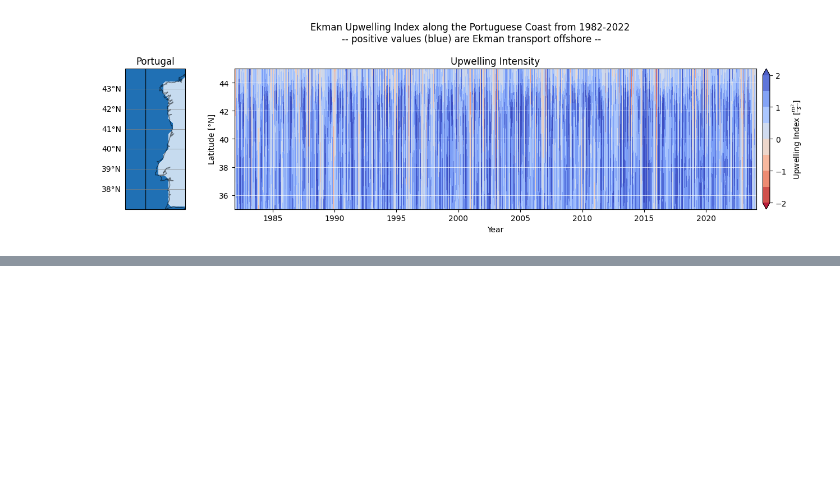
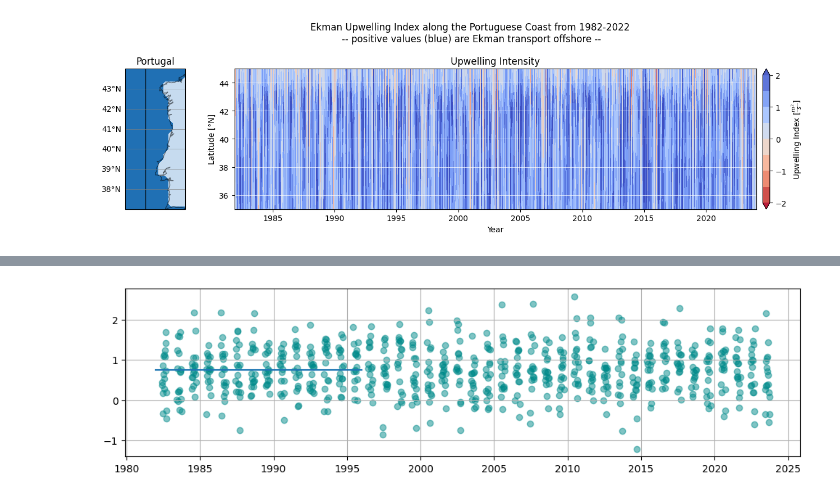
Before and after one commit to Marie-Louise-Korte/Iberian_Coast_Upwelling, a Jupyter notebook: 3_Compare_UIs.ipynb, the cells around one changed output, grey strips where cells are left out. Saved outputs shown, nothing was run; the diff lists cells and outputs as text; code cells hidden in the pictures; blank space fills up the shorter version.

```diff
--- a/3_Compare_UIs.ipynb
+++ b/3_Compare_UIs.ipynb
@@ -249,0 +284,15 @@ fig.savefig('../Iberian_Coast_Upwelling/Figures/Overview_UI_Ekman.png', dpi = 30
+# %%
+fig = plt.figure(figsize = (12,3))
+x = mean.time.where(mean.time.dt.month.isin([6,7,8,9]), drop=True)
+y = mean.where(mean.time.dt.month.isin([6,7,8,9]), drop=True)
+x_num = np.arange(0, len(x)*7, 7)
+plt.scatter(x, y, color = 'darkcyan', alpha = 0.5)
+
+# create trend line
+z = np.polyfit(x_num, y.values, 1)
+p = np.poly1d(z)
+plt.plot(x_num + 4383, p(x_num))
+
+plt.grid()
+# %% [output]
+[figure, added]
```
Also changed, not shown: parts of 20 cells of this notebook.
